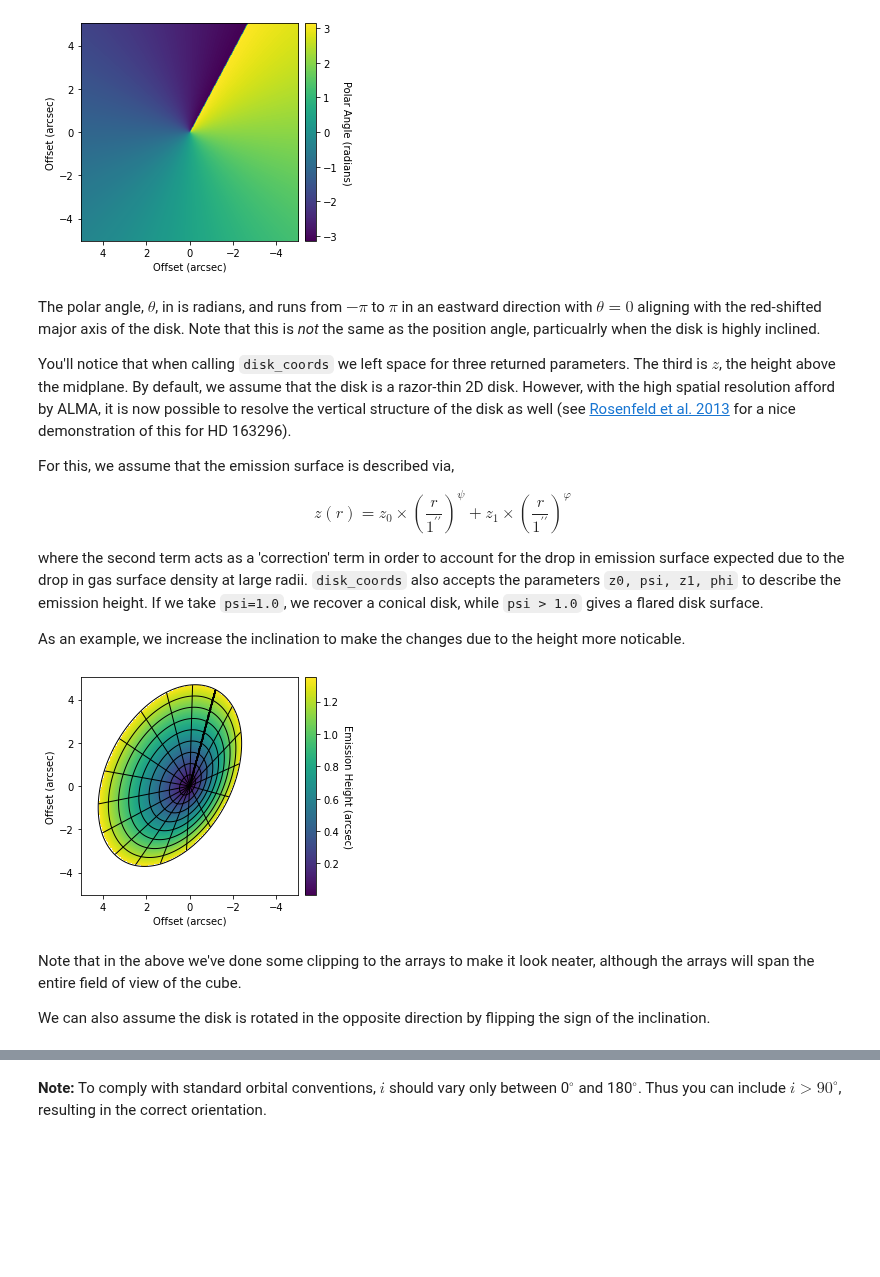
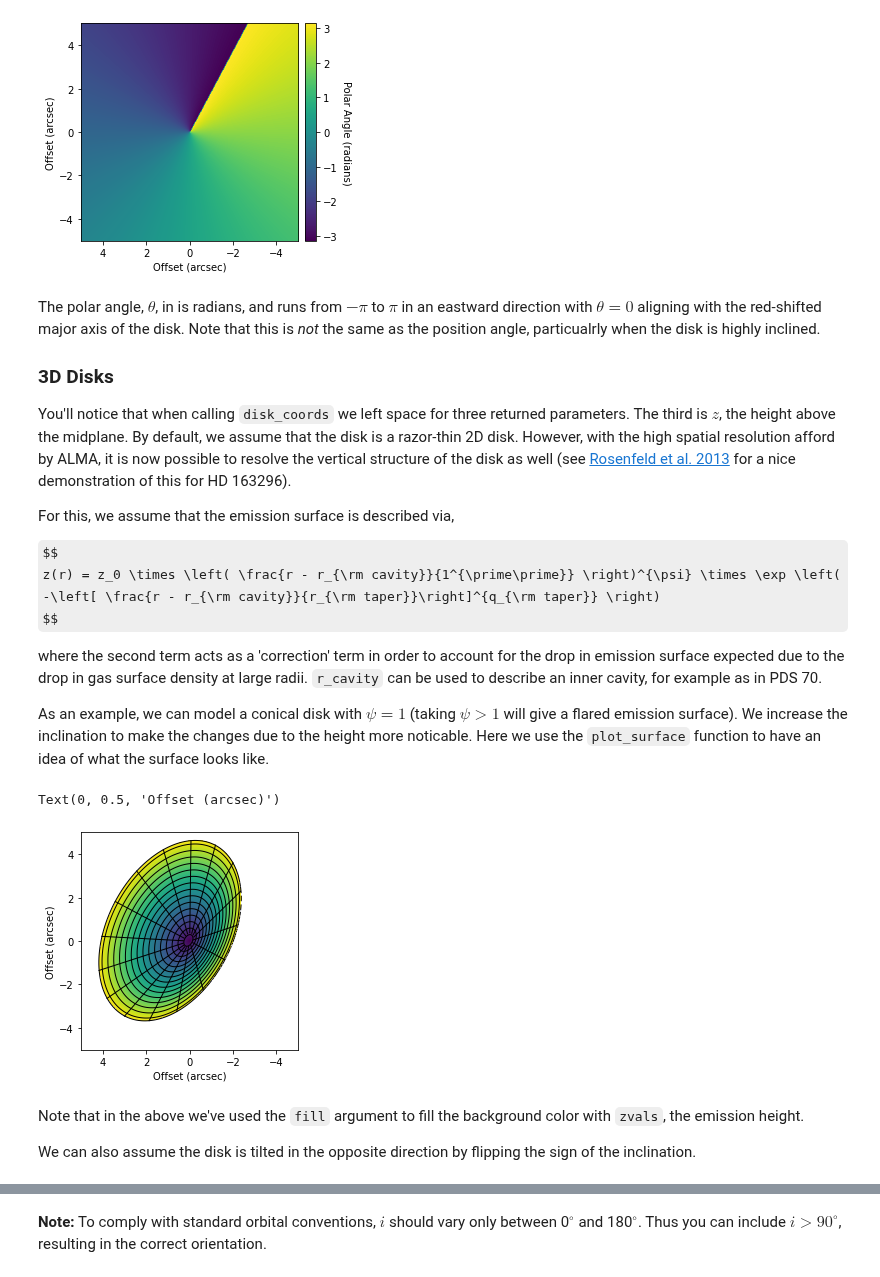
Before and after one commit to richteague/gofish, a Jupyter notebook: docs/user/fishing_basics.ipynb, the cells around one changed output, grey strips where cells are left out. Saved outputs shown, nothing was run; the diff lists cells and outputs as text; code cells hidden in the pictures; some formulas as TeX source; blank space fills up the shorter version.

```diff
--- a/docs/user/fishing_basics.ipynb
+++ b/docs/user/fishing_basics.ipynb
@@ -47,34 +49,32 @@ cb.set_label('Polar Angle (radians)', rotation=270, labelpad=13)
 [figure]
 # %% [markdown]
 The polar angle, $\theta$, in is radians, and runs from $-\pi$ to $\pi$ in an eastward direction with $\theta = 0$ aligning with the red-shifted major axis of the disk. Note that this is _not_ the same as the position angle, particualrly when the disk is highly inclined.
+
+### 3D Disks
 
 You'll notice that when calling `disk_coords` we left space for three returned parameters. The third is $z$, the height above the midplane. By default, we assume that the disk is a razor-thin 2D disk. However, with the high spatial resolution afford by ALMA, it is now possible to resolve the vertical structure of the disk as well (see [Rosenfeld et al. 2013](https://ui.adsabs.harvard.edu/abs/2013ApJ...774...16R) for a nice demonstration of this for HD 163296).
 
 For this, we assume that the emission surface is described via,
 
 $$
-z(r) = z_0 \times \left( \frac{r}{1^{\prime\prime}} \right)^{\psi} + z_1 \times \left( \frac{r}{1^{\prime\prime}} \right)^{\varphi}
+z(r) = z_0 \times \left( \frac{r - r_{\rm cavity}}{1^{\prime\prime}} \right)^{\psi} \times \exp \left( -\left[ \frac{r - r_{\rm cavity}}{r_{\rm taper}}\right]^{q_{\rm taper}} \right)
 $$
 
-where the second term acts as a 'correction' term in order to account for the drop in emission surface expected due to the drop in gas surface density at large radii. `disk_coords` also accepts the parameters `z0, psi, z1, phi` to describe the emission height. If we take `psi=1.0`, we recover a conical disk, while `psi > 1.0` gives a flared disk surface.
+where the second term acts as a 'correction' term in order to account for the drop in emission surface expected due to the drop in gas surface density at large radii. `r_cavity` can be used to describe an inner cavity, for example as in PDS 70.
 
-As an example, we increase the inclination to make the changes due to the height more noticable.
+As an example, we can model a conical disk with $\psi = 1$ (taking $\psi > 1$ will give a flared emission surface). We increase the inclination to make the changes due to the height more noticable. Here we use the `plot_surface` function to have an idea of what the surface looks like.
 # %%
-rvals, tvals, zvals = cube.disk_coords(inc=50.0, PA=152.0, z0=0.3, psi=1.0)
+fig = cube.plot_surface(inc=50.0, PA=152.0, z0=0.3, psi=1.0,
+                        r_max=4.5, fill='zvals', return_fig=True)
+
+ax = fig.axes[0]
+ax.set_xlabel('Offset (arcsec)')
+ax.set_ylabel('Offset (arcsec)')
+# %% [output]
+Text(0, 0.5, 'Offset (arcsec)')
+[figure, added]
-# %%
-fig, ax = plt.subplots()
-im = ax.imshow(np.where(rvals <= 4.5, zvals, np.nan), origin='lower', extent=cube.extent)
-ax.contour(cube.xaxis, cube.yaxis, rvals, np.arange(0.5, 5.0, 0.5), linewidths=1.0, colors='k')
-ax.contour(cube.xaxis, cube.yaxis, np.where(rvals <= 4.5, tvals, np.nan),
-           np.linspace(-np.pi, np.pi, 18)[:-1], linewidths=1.0, linestyles='-', colors='k')
-cb = plt.colorbar(im, pad=0.02)
-ax.set_xlabel('Offset (arcsec)')
-ax.set_ylabel('Offset (arcsec)')
-cb.set_label('Emission Height (arcsec)', rotation=270, labelpad=13)
-# %% [output]
-[figure, removed]
 # %% [markdown]
-Note that in the above we've done some clipping to the arrays to make it look neater, although the arrays will span the entire field of view of the cube.
+Note that in the above we've used the `fill` argument to fill the background color with `zvals`, the emission height.
 
-We can also assume the disk is rotated in the opposite direction by flipping the sign of the inclination.
+We can also assume the disk is tilted in the opposite direction by flipping the sign of the inclination.
 # %%
```
Also changed, not shown: parts of 19 cells of this notebook, 1 other file.
